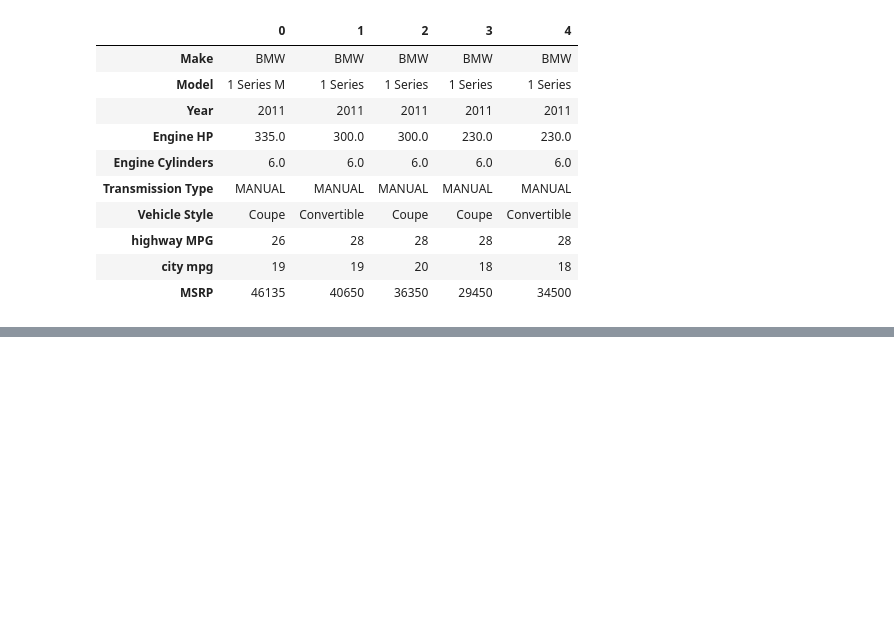
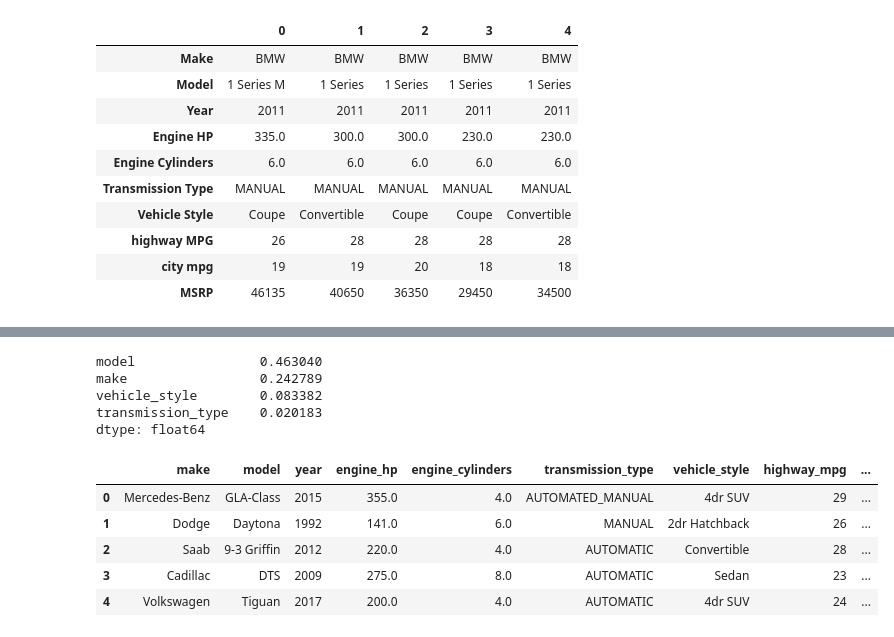
Before and after one commit to Kwadwo-900/ml-zoomcamp, a Jupyter notebook: week-3/homework3.ipynb, the cells around one changed output, grey strips where cells are left out. Cells and saved outputs as stored; diff of their text form; code cells hidden in the pictures; blank space fills up the shorter version.

```diff
--- a/week-3/homework3.ipynb
+++ b/week-3/homework3.ipynb
@@ -30,0 +77,10 @@ df.head().T
+# %%
+df['above_average'] = df['price'].apply(average_price)
+# %%
+df.dropna(inplace = True)
+# %%
+# split data
+from sklearn.model_selection import train_test_split
+
+df_train_full, df_test = train_test_split(df,test_size=0.2,random_state=42)
+df_train,df_val = train_test_split(df_train_full,test_size=0.25,random_state=42)
@@ -30,0 +103,4 @@ df.head().T
+# %%
+df_train = df_train.reset_index(drop = True)
+df_test = df_test.reset_index(drop = True)
+df_val = df_val.reset_index(drop = True)
@@ -30,0 +128,24 @@ df.head().T
+# %%
+from sklearn.metrics import  mutual_info_score
+
+# mutual information
+def mutual_info_price_score(series):
+    return mutual_info_score(series, df_train_full.above_average)
+
+mi = df_train_full[categorical].apply(mutual_info_price_score)
+mi.sort_values(ascending = False)
+# %% [output]
+model                0.463040
+make                 0.242789
+vehicle_style        0.083382
+transmission_type    0.020183
+dtype: float64
+# %%
+df_train.head()
+# %% [output]
+|  | make | model | year | engine_hp | engine_cylinders | transmission_type | vehicle_style | highway_mpg | ... |
+| 0 | Mercedes-Benz | GLA-Class | 2015 | 355.0 | 4.0 | AUTOMATED_MANUAL | 4dr SUV | 29 | ... |
+| 1 | Dodge | Daytona | 1992 | 141.0 | 6.0 | MANUAL | 2dr Hatchback | 26 | ... |
+| 2 | Saab | 9-3 Griffin | 2012 | 220.0 | 4.0 | AUTOMATIC | Convertible | 28 | ... |
+| 3 | Cadillac | DTS | 2009 | 275.0 | 8.0 | AUTOMATIC | Sedan | 23 | ... |
+| 4 | Volkswagen | Tiguan | 2017 | 200.0 | 4.0 | AUTOMATIC | 4dr SUV | 24 | ... |
```
Also changed, not shown: parts of 26 cells of this notebook.
